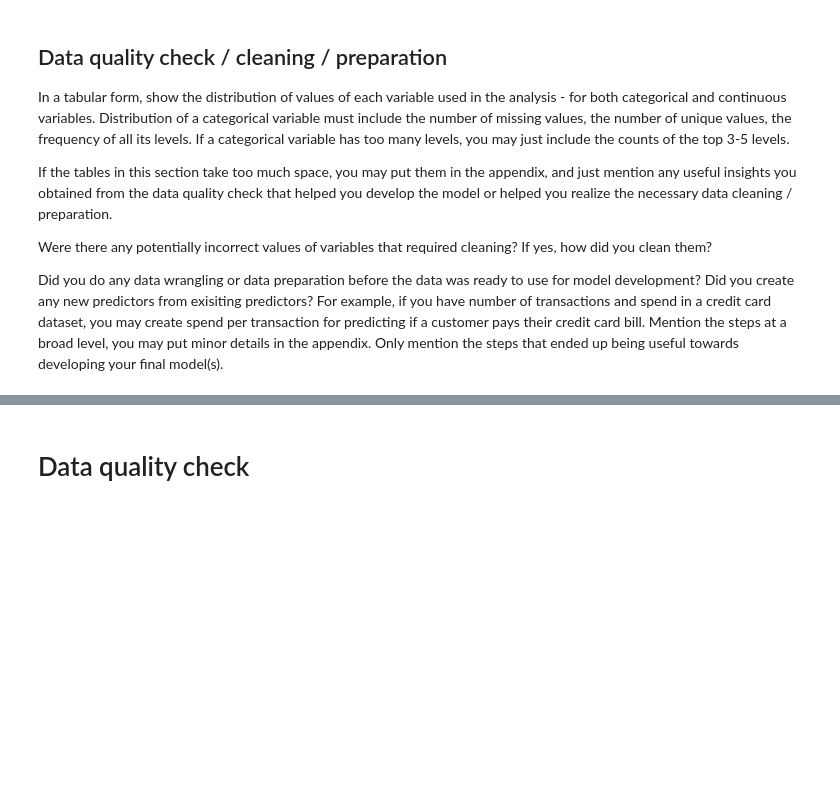
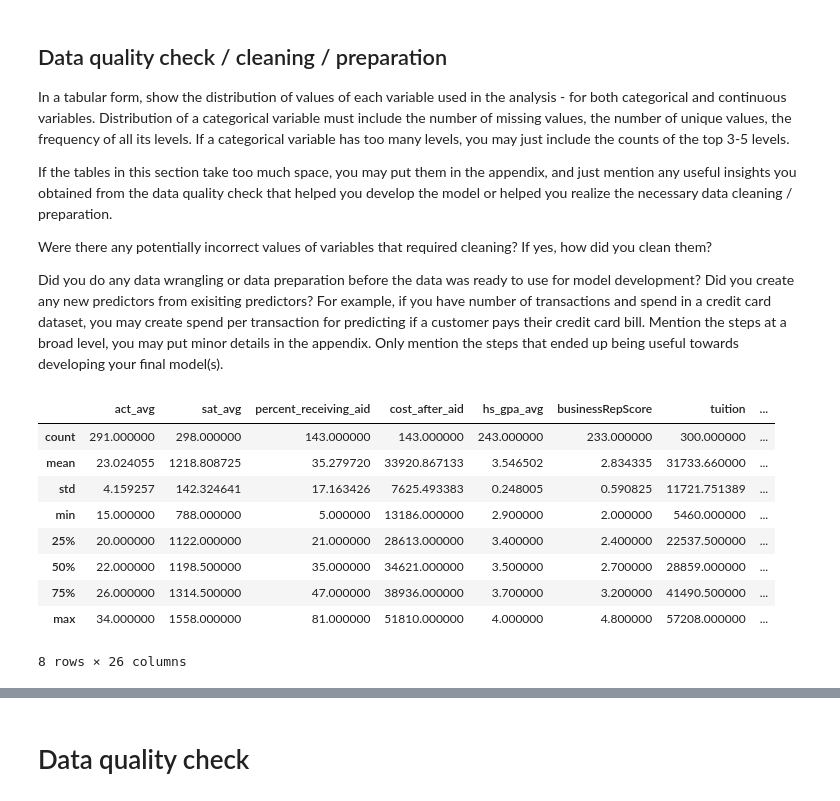
Before and after one commit to shrayvaidya/datasci303-2, a Jupyter notebook: ProjectReport1_SIMP.ipynb, the cells around one changed output, grey strips where cells are left out. Cells and saved outputs as stored; diff of their text form; code cells hidden in the pictures; blank space fills up the shorter version.

```diff
--- a/ProjectReport1_SIMP.ipynb
+++ b/ProjectReport1_SIMP.ipynb
@@ -57,3 +57,30 @@ If the tables in this section take too much space, you may put them in the appen
 Were there any potentially incorrect values of variables that required cleaning? If yes, how did you clean them?
 
 Did you do any data wrangling or data preparation before the data was ready to use for model development? Did you create any new predictors from exisiting predictors? For example, if you have number of transactions and spend in a credit card dataset, you may create spend per transaction for predicting if a customer pays their credit card bill. Mention the steps at a broad level, you may put minor details in the appendix. Only mention the steps that ended up being useful towards developing your final model(s).
+# %%
+import pandas as pd
+import numpy as np
+import statsmodels.formula.api as smf
+import seaborn as sns
+import matplotlib.pyplot as plt
+data = pd.read_csv("newdata.csv")
+data = data[['act_avg', 'sat_avg','percent_receiving_aid',
+       'cost_after_aid', 'hs_gpa_avg','businessRepScore', 'tuition',
+       'engineeringRepScore','branches', 'admission_rate',
+       'ug_enrollment', 'percent_black', 'percent_hispanic',
+       'percent_asian', 'percent_aian', 'percent_nhpi', 'percent_twoormore',
+       'percent_nra', 'percent_unknown', 'percent_parttime', 'tuition_revenue_per',
+       'instructional_expenditure_per', 'avg_faculty_salary',
+       'ft_faculty_rate', 'avg_net_price', 'number_titleIV']]
+data.describe()
+# %% [output]
+|  | act_avg | sat_avg | percent_receiving_aid | cost_after_aid | hs_gpa_avg | businessRepScore | tuition | ... |
+| count | 291.000000 | 298.000000 | 143.000000 | 143.000000 | 243.000000 | 233.000000 | 300.000000 | ... |
+| mean | 23.024055 | 1218.808725 | 35.279720 | 33920.867133 | 3.546502 | 2.834335 | 31733.660000 | ... |
+| std | 4.159257 | 142.324641 | 17.163426 | 7625.493383 | 0.248005 | 0.590825 | 11721.751389 | ... |
+| min | 15.000000 | 788.000000 | 5.000000 | 13186.000000 | 2.900000 | 2.000000 | 5460.000000 | ... |
+| 25% | 20.000000 | 1122.000000 | 21.000000 | 28613.000000 | 3.400000 | 2.400000 | 22537.500000 | ... |
+| 50% | 22.000000 | 1198.500000 | 35.000000 | 34621.000000 | 3.500000 | 2.700000 | 28859.000000 | ... |
+| 75% | 26.000000 | 1314.500000 | 47.000000 | 38936.000000 | 3.700000 | 3.200000 | 41490.500000 | ... |
+| max | 34.000000 | 1558.000000 | 81.000000 | 51810.000000 | 4.000000 | 4.800000 | 57208.000000 | ... |
+8 rows × 26 columns
```
Also changed, not shown: parts of 6 cells of this notebook, 1 other file.
